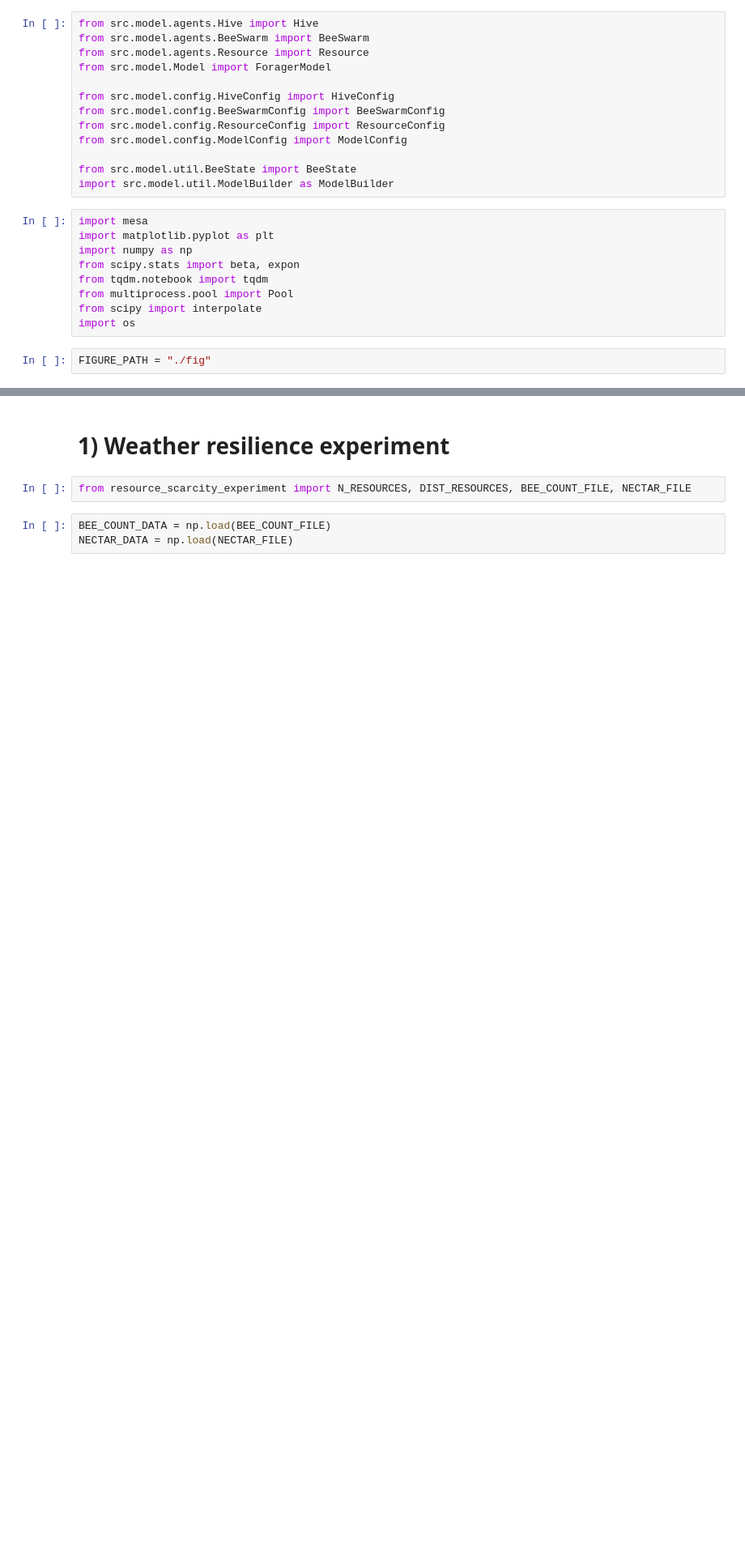
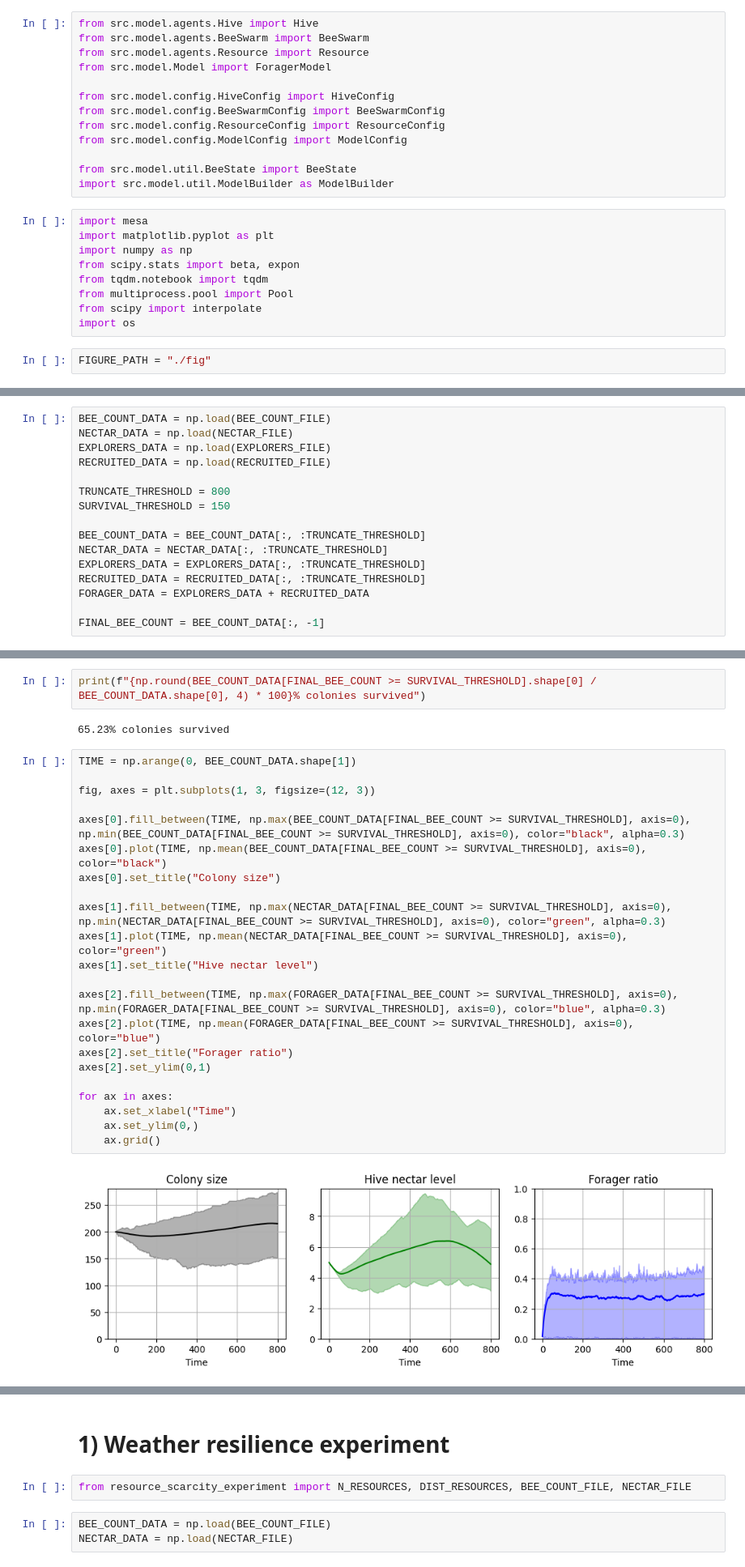
Before and after one commit to jonas4climate/honeybee-colony-abm, a Jupyter notebook: experiments.ipynb, the cells around one changed output, grey strips where cells are left out. Shown: that part at 81% size. Cells and saved outputs as stored; diff of their text form; blank space fills up the shorter version.

```diff
--- a/experiments.ipynb
+++ b/experiments.ipynb
@@ -24,0 +29,16 @@ FIGURE_PATH = "./fig"
+# %%
+BEE_COUNT_DATA = np.load(BEE_COUNT_FILE)
+NECTAR_DATA = np.load(NECTAR_FILE)
+EXPLORERS_DATA = np.load(EXPLORERS_FILE)
+RECRUITED_DATA = np.load(RECRUITED_FILE)
+
+TRUNCATE_THRESHOLD = 800
+SURVIVAL_THRESHOLD = 150
+
+BEE_COUNT_DATA = BEE_COUNT_DATA[:, :TRUNCATE_THRESHOLD]
+NECTAR_DATA = NECTAR_DATA[:, :TRUNCATE_THRESHOLD]
+EXPLORERS_DATA = EXPLORERS_DATA[:, :TRUNCATE_THRESHOLD]
+RECRUITED_DATA = RECRUITED_DATA[:, :TRUNCATE_THRESHOLD]
+FORAGER_DATA = EXPLORERS_DATA + RECRUITED_DATA
+
+FINAL_BEE_COUNT = BEE_COUNT_DATA[:, -1]
@@ -24,0 +47,28 @@ FIGURE_PATH = "./fig"
+# %%
+print(f"{np.round(BEE_COUNT_DATA[FINAL_BEE_COUNT >= SURVIVAL_THRESHOLD].shape[0] / BEE_COUNT_DATA.shape[0], 4) * 100}% colonies survived")
+# %% [output]
+65.23% colonies survived
+# %%
+TIME = np.arange(0, BEE_COUNT_DATA.shape[1])
+
+fig, axes = plt.subplots(1, 3, figsize=(12, 3))
+
+axes[0].fill_between(TIME, np.max(BEE_COUNT_DATA[FINAL_BEE_COUNT >= SURVIVAL_THRESHOLD], axis=0), np.min(BEE_COUNT_DATA[FINAL_BEE_COUNT >= SURVIVAL_THRESHOLD], axis=0), color="black", alpha=0.3)
+axes[0].plot(TIME, np.mean(BEE_COUNT_DATA[FINAL_BEE_COUNT >= SURVIVAL_THRESHOLD], axis=0), color="black")
+axes[0].set_title("Colony size")
+
+axes[1].fill_between(TIME, np.max(NECTAR_DATA[FINAL_BEE_COUNT >= SURVIVAL_THRESHOLD], axis=0), np.min(NECTAR_DATA[FINAL_BEE_COUNT >= SURVIVAL_THRESHOLD], axis=0), color="green", alpha=0.3)
+axes[1].plot(TIME, np.mean(NECTAR_DATA[FINAL_BEE_COUNT >= SURVIVAL_THRESHOLD], axis=0), color="green")
+axes[1].set_title("Hive nectar level")
+
+axes[2].fill_between(TIME, np.max(FORAGER_DATA[FINAL_BEE_COUNT >= SURVIVAL_THRESHOLD], axis=0), np.min(FORAGER_DATA[FINAL_BEE_COUNT >= SURVIVAL_THRESHOLD], axis=0), color="blue", alpha=0.3)
+axes[2].plot(TIME, np.mean(FORAGER_DATA[FINAL_BEE_COUNT >= SURVIVAL_THRESHOLD], axis=0), color="blue")
+axes[2].set_title("Forager ratio")
+axes[2].set_ylim(0,1)
+
+for ax in axes:
+    ax.set_xlabel("Time")
+    ax.set_ylim(0,)
+    ax.grid()
+# %% [output]
+[figure, added]
```
Also changed, not shown: parts of 7 cells of this notebook, 10 other files.
